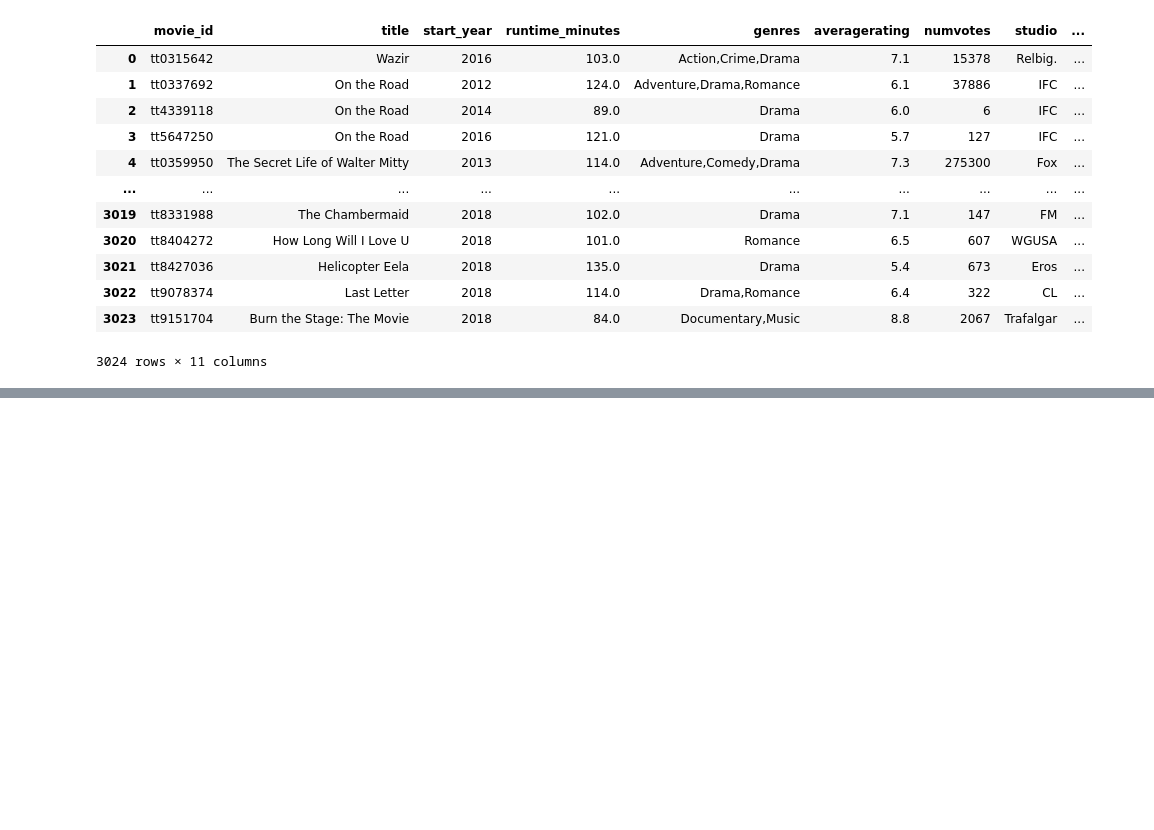
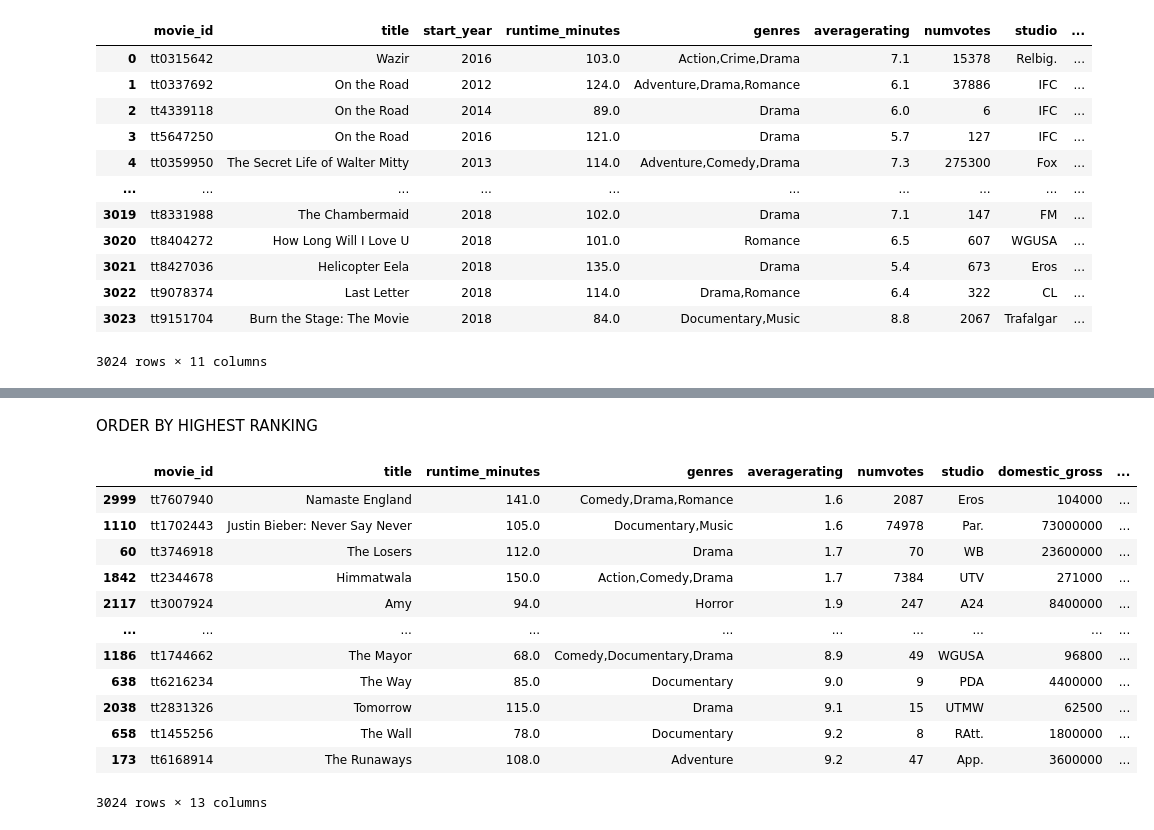
Before and after one commit to bedankibunja/microsoft-movies-project, a Jupyter notebook: student.ipynb, the cells around one changed output, grey strips where cells are left out. Drawn from its saved outputs; the diff is of its cells as text; code cells hidden in the pictures; blank space fills up the shorter version.

```diff
--- a/student.ipynb
+++ b/student.ipynb
@@ -388,0 +468,19 @@ merged1_movies
+# %% [markdown]
+ORDER BY HIGHEST RANKING
+# %%
+highest_rated = highest_rated.sort_values('averagerating',ascending=True)
+highest_rated
+# %% [output]
+|  | movie_id | title | runtime_minutes | genres | averagerating | numvotes | studio | domestic_gross | ... |
+| 2999 | tt7607940 | Namaste England | 141.0 | Comedy,Drama,Romance | 1.6 | 2087 | Eros | 104000 | ... |
+| 1110 | tt1702443 | Justin Bieber: Never Say Never | 105.0 | Documentary,Music | 1.6 | 74978 | Par. | 73000000 | ... |
+| 60 | tt3746918 | The Losers | 112.0 | Drama | 1.7 | 70 | WB | 23600000 | ... |
+| 1842 | tt2344678 | Himmatwala | 150.0 | Action,Comedy,Drama | 1.7 | 7384 | UTV | 271000 | ... |
+| 2117 | tt3007924 | Amy | 94.0 | Horror | 1.9 | 247 | A24 | 8400000 | ... |
+| ... | ... | ... | ... | ... | ... | ... | ... | ... | ... |
+| 1186 | tt1744662 | The Mayor | 68.0 | Comedy,Documentary,Drama | 8.9 | 49 | WGUSA | 96800 | ... |
+| 638 | tt6216234 | The Way | 85.0 | Documentary | 9.0 | 9 | PDA | 4400000 | ... |
+| 2038 | tt2831326 | Tomorrow | 115.0 | Drama | 9.1 | 15 | UTMW | 62500 | ... |
+| 658 | tt1455256 | The Wall | 78.0 | Documentary | 9.2 | 8 | RAtt. | 1800000 | ... |
+| 173 | tt6168914 | The Runaways | 108.0 | Adventure | 9.2 | 47 | App. | 3600000 | ... |
+3024 rows × 13 columns
```
Also changed, not shown: parts of 14 cells of this notebook.
